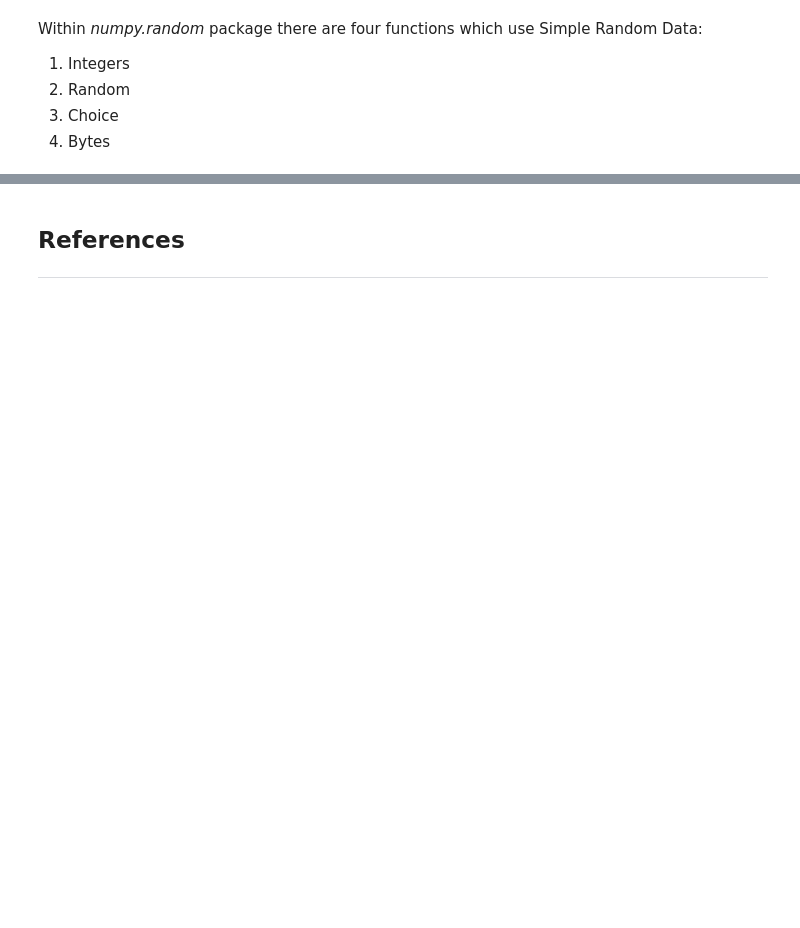
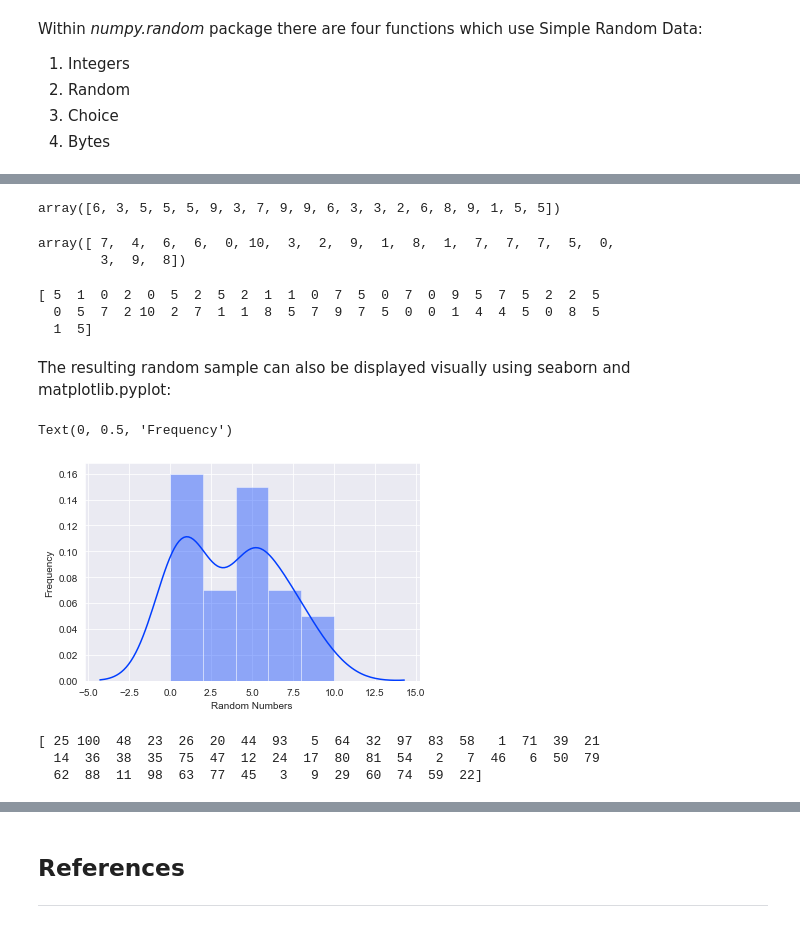
Before and after one commit to JPLee01/Programming_for_Data_Analysis-Assignment, a Jupyter notebook: Programming_for_Data_Analysis-Assignment.ipynb, the cells around one changed output, grey strips where cells are left out. Saved outputs shown, nothing was run; the diff lists cells and outputs as text; code cells hidden in the pictures; blank space fills up the shorter version.

```diff
--- a/Programming_for_Data_Analysis-Assignment.ipynb
+++ b/Programming_for_Data_Analysis-Assignment.ipynb
@@ -120,0 +249,38 @@ Text(0, 0.5, 'Frequency')
+# %%
+#Generate an uniform random sample from 0 to 10 of 20 values
+rng = np.random.default_rng()
+rng.choice(11, 20)
+# %% [output]
+array([6, 3, 5, 5, 5, 9, 3, 7, 9, 9, 6, 3, 3, 2, 6, 8, 9, 1, 5, 5])
+# %%
+#It should be noted that this is the equivalent to rng.integers(0,11,20)
+rng.integers(0,11,20)
+# %% [output]
+array([ 7,  4,  6,  6,  0, 10,  3,  2,  9,  1,  8,  1,  7,  7,  7,  5,  0,
+        3,  9,  8])
+# %%
+#Generate an non-uniform random sample from 0 to 10 of 50 values
+a = rng.choice(11, 50, p=[0.1, 0.2, 0.2, 0, 0.02, 0.25, 0.0, 0.1, 0.05, 0.05, 0.03])
+print(a)
+# %% [output]
+[ 5  1  0  2  0  5  2  5  2  1  1  0  7  5  0  7  0  9  5  7  5  2  2  5
+  0  5  7  2 10  2  7  1  1  8  5  7  9  7  5  0  0  1  4  4  5  0  8  5
+  1  5]
+# %% [markdown]
+The resulting random sample can also be displayed visually using seaborn and matplotlib.pyplot:
+# %%
+#Visualise the above Random Sample
+sns.distplot(a)
+plt.xlabel("Random Numbers")
+plt.ylabel("Frequency")
+# %% [output]
+Text(0, 0.5, 'Frequency')
+[figure, added]
+# %%
+#Generate a uniform random sample from 0 to 100 of 50 values, without replacement:
+y = np.random.choice(101, 50, replace=False)
+print(y)
+# %% [output]
+[ 25 100  48  23  26  20  44  93   5  64  32  97  83  58   1  71  39  21
+  14  36  38  35  75  47  12  24  17  80  81  54   2   7  46   6  50  79
+  62  88  11  98  63  77  45   3   9  29  60  74  59  22]
```
Also changed, not shown: parts of 30 cells of this notebook.
